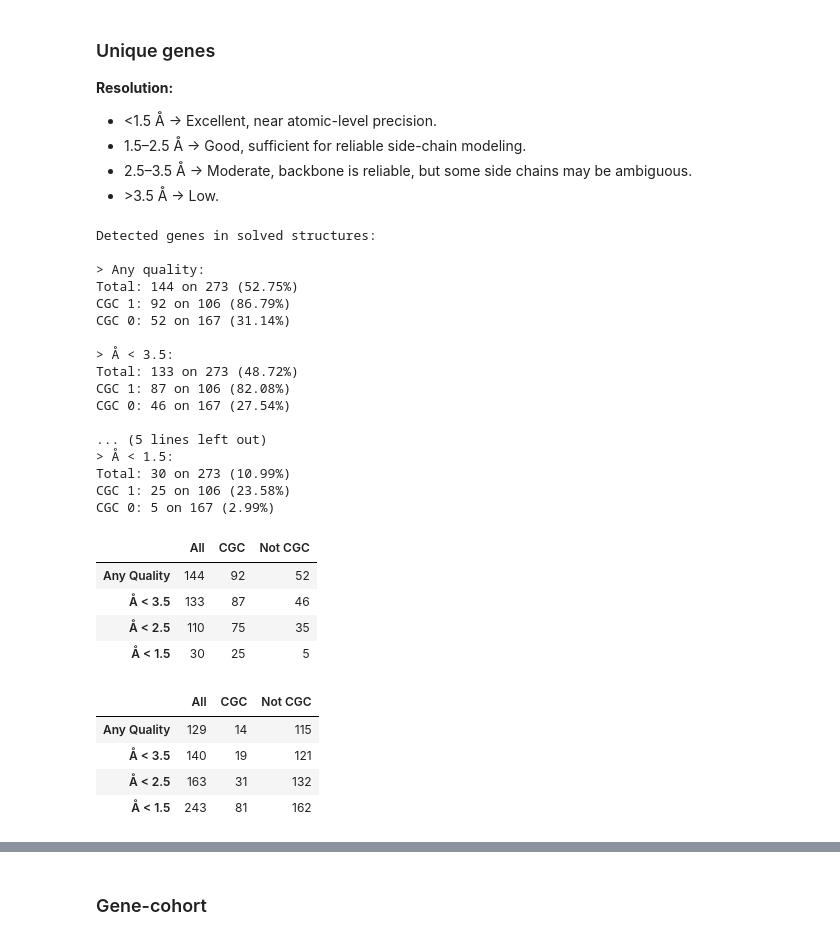
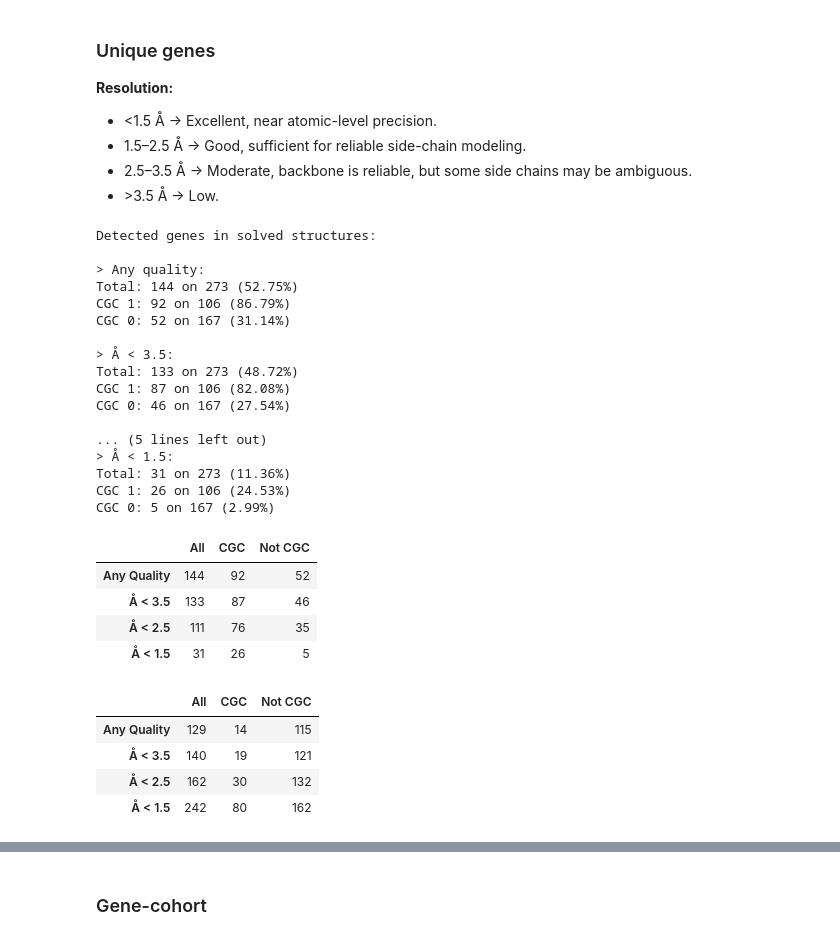
Before and after one commit to bbglab/oncodrive3d_paper, a Jupyter notebook: review_01/pdb_analysis/pdb_analysis.ipynb, the cells around one changed output, grey strips where cells are left out. Drawn from its saved outputs; the diff is of its cells as text; code cells hidden in the pictures.

```diff
--- a/review_01/pdb_analysis/pdb_analysis.ipynb
+++ b/review_01/pdb_analysis/pdb_analysis.ipynb
@@ -179,11 +179,45 @@ def report_genes_in_pdb(pdb_uniprot, genetable):
 
     genes_in_pdb = pdb_uniprot[["Gene", "CGC", "Uniprot_ID"]].drop_duplicates()
     print(f"Total: {len(genes_in_pdb)} on {len(genetable)} ({len(genes_in_pdb) / len(genetable) * 100:.2f}%)")
+
     for cgc in [1, 0]:
         genetable_cgc = genetable[genetable["CGC"] == cgc]
         genes_in_pdb_cgc = genes_in_pdb[genes_in_pdb['CGC'] == cgc]
         print(f"CGC {cgc}: {len(genes_in_pdb_cgc)} on {len(genetable_cgc)} ({len(genes_in_pdb_cgc) / len(genetable_cgc) * 100:.2f}%)")
 
+
+def get_gene_in_pdb(pdb_uniprot, genetable):
+
+    genes_in_pdb = pdb_uniprot[["Gene", "CGC", "Uniprot_ID"]].drop_duplicates()
+
+    # All
+    total_genes = len(genetable)
+    total_in_pdb = len(genes_in_pdb)
+    ratio_total_in_pdb = len(genes_in_pdb) / len(genetable)
+
+    # CGC
+    cgc = 1
+    genetable_cgc = genetable[genetable["CGC"] == cgc]
+    genes_in_pdb_cgc = genes_in_pdb[genes_in_pdb['CGC'] == cgc]
+
+    total_cgc1 = len(genetable_cgc)
+    cgc1_in_pdb = len(genes_in_pdb_cgc)
+    ratio_cgc1_in_pdb = len(genes_in_pdb_cgc) / len(genetable_cgc)
+
+    # Not CGC
+    cgc = 0
+    genetable_cgc = genetable[genetable["CGC"] == cgc]
+    genes_in_pdb_cgc = genes_in_pdb[genes_in_pdb['CGC'] == cgc]
+
+    total_cgc0 = len(genetable_cgc)
+    cgc0_in_pdb = len(genes_in_pdb_cgc)
+    ratio_cgc0_in_pdb = len(genes_in_pdb_cgc) / len(genetable_cgc)
+
+    result = {}
+    result["Total"] = total_genes, total_cgc1, total_cgc0
+    result["In_pdb"] = {"All": total_in_pdb, "CGC": cgc1_in_pdb, "Not CGC": cgc0_in_pdb}
+
+    return result
 
 
 print("Detected genes in solved structures:\n")
@@ -213,47 +247,45 @@ CGC 0: 46 on 167 (27.54%)
 
 ... (5 lines left out)
 > Å < 1.5:
-Total: 30 on 273 (10.99%)
-CGC 1: 25 on 106 (23.58%)
+Total: 31 on 273 (11.36%)
+CGC 1: 26 on 106 (24.53%)
 CGC 0: 5 on 167 (2.99%)
 # %%
-# Define the total number of genes in each category
-total_genes = 273
-cgc1_total = 106
-cgc0_total = 167
+# Detected genes at different PDB quality thresholds and total number
+result = {}
+for resolution in ["Any", 3.5, 2.5, 1.5]:
+    df = pdb_uniprot[pdb_uniprot["Resolution"] < resolution] if isinstance(resolution, float) else pdb_uniprot
+    name = f"Å < {resolution}" if isinstance(resolution, float) else "Any Quality"
+    result[name] = get_gene_in_pdb(df, genetable)
 
-# Define the detected genes at different PDB quality thresholds
-in_pdb_genes = {
-    "Any Quality": {"All": 144, "CGC": 92, "Not CGC": 52},
-    "Å < 3.5": {"All": 133, "CGC": 87, "Not CGC": 46},
-    "Å < 2.5": {"All": 110, "CGC": 75, "Not CGC": 35},
-    "Å < 1.5": {"All": 30, "CGC": 25, "Not CGC": 5},
-}
+total_genes, cgc1_total, cgc0_total = result["Any Quality"]["Total"]
+in_pdb_genes = {k: result[k]["In_pdb"] for k in result.keys()}
+
 
 # Compute not detected genes
 not_pdb_genes = {
     quality: {
         "All": total_genes - values["All"],
         "CGC": cgc1_total - values["CGC"],
         "Not CGC": cgc0_total - values["Not CGC"],
     }
     for quality, values in in_pdb_genes.items()
 }
 
 # Convert to DataFrame for easier handling
 df_in_pdb = pd.DataFrame(in_pdb_genes).T
 df_not_in_pdb = pd.DataFrame(not_pdb_genes).T
 
 display(df_in_pdb)
 display(df_not_in_pdb)
 # %% [output]
 |  | All | CGC | Not CGC |
 | Any Quality | 144 | 92 | 52 |
 | Å < 3.5 | 133 | 87 | 46 |
-| Å < 2.5 | 110 | 75 | 35 |
-| Å < 1.5 | 30 | 25 | 5 |
+| Å < 2.5 | 111 | 76 | 35 |
+| Å < 1.5 | 31 | 26 | 5 |
 |  | All | CGC | Not CGC |
 | Any Quality | 129 | 14 | 115 |
 | Å < 3.5 | 140 | 19 | 121 |
-| Å < 2.5 | 163 | 31 | 132 |
-| Å < 1.5 | 243 | 81 | 162 |
+| Å < 2.5 | 162 | 30 | 132 |
+| Å < 1.5 | 242 | 80 | 162 |
```
Also changed, not shown: parts of 11 cells of this notebook.
